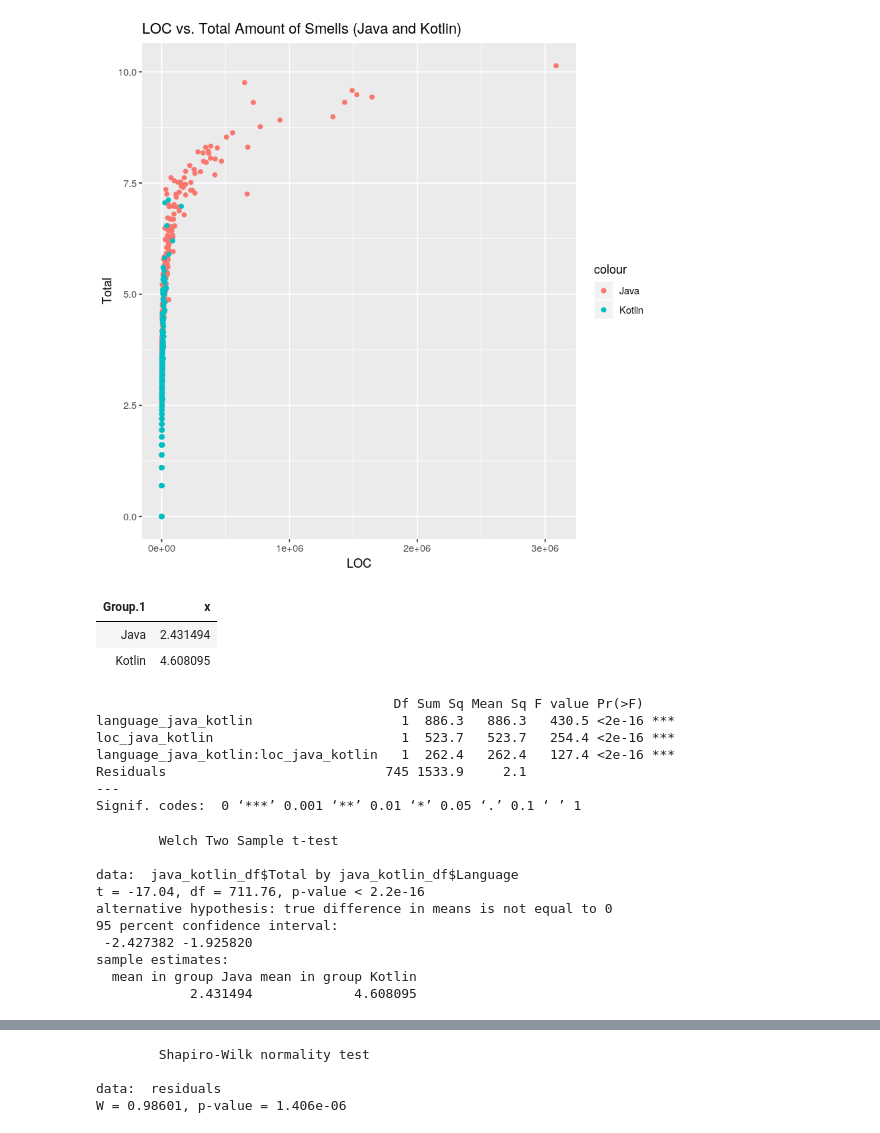
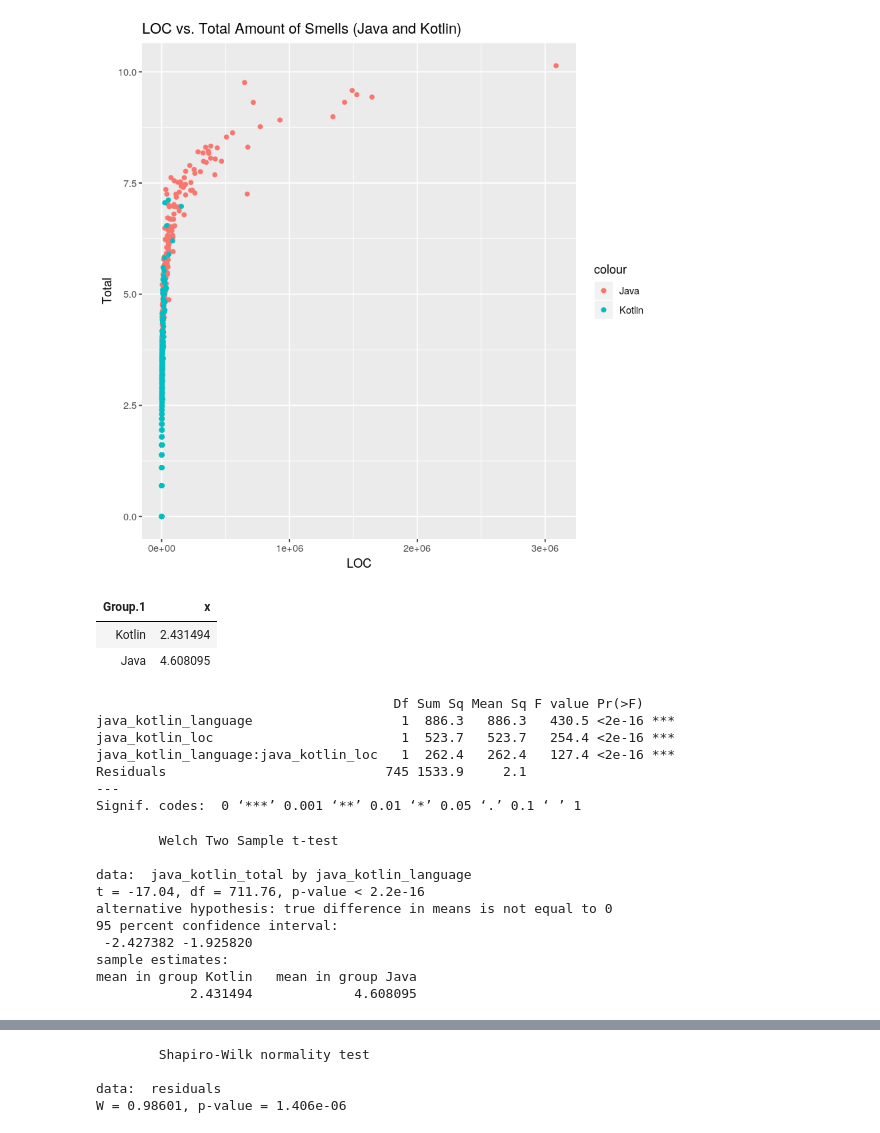
Before and after one commit to SimonHellbrueck/BT_Repository_Mining, a Jupyter notebook: regressiondiagnostics.ipynb, the cells around one changed output, grey strips where cells are left out. Cells and saved outputs as stored; diff of their text form; code cells hidden in the pictures.

```diff
--- a/regressiondiagnostics.ipynb
+++ b/regressiondiagnostics.ipynb
@@ -214,7 +214,7 @@ df_java_projects_training["Language"] <- 1
 df_kotlin_projects_training["Language"] <- 0
 java_kotlin_df = data.frame(rbind(cbind(df_java_projects_training$Language, df_java_projects_training$Total, df_java_projects_training$LOC),cbind(df_kotlin_projects_training$Language, df_kotlin_projects_training$Total, df_kotlin_projects_training$LOC)))
 java_kotlin_df <- setNames(java_kotlin_df, c("Language","Total","LOC"))
-java_kotlin_df$Language <- factor(java_kotlin_df$Language, label = c("Java", "Kotlin"))
+java_kotlin_df$Language <- factor(java_kotlin_df$Language, label = c("Kotlin", "Java"))
 # %%
 head(java_kotlin_df)
 # %% [output]
@@ -235,37 +235,37 @@ ggplot() +
 # %% [output]
 [figure]
 # %%
-total_java_kotlin <- java_kotlin_df$Total
-language_java_kotlin <- java_kotlin_df$Language
-loc_java_kotlin <- java_kotlin_df$LOC
+java_kotlin_total <- java_kotlin_df$Total
+java_kotlin_language <- java_kotlin_df$Language
+java_kotlin_loc <- java_kotlin_df$LOC
 
-aggregate(Total_java_kotlin, by=list(Language_java_kotlin), FUN=mean)
+aggregate(java_kotlin_total, by=list(java_kotlin_language), FUN=mean)
 # %% [output]
 | Group.1 | x |
-| Java | 2.431494 |
-| Kotlin | 4.608095 |
+| Kotlin | 2.431494 |
+| Java | 4.608095 |
 # %%
-res1 <- aov(total_java_kotlin ~ language_java_kotlin + loc_java_kotlin + language_java_kotlin:loc_java_kotlin,
+res1 <- aov(java_kotlin_total ~ java_kotlin_language + java_kotlin_loc + java_kotlin_language:java_kotlin_loc,
 data = java_kotlin_df)
 summary(res1)
 # %% [output]
                                       Df Sum Sq Mean Sq F value Pr(>F)
-language_java_kotlin                   1  886.3   886.3   430.5 <2e-16 ***
-loc_java_kotlin                        1  523.7   523.7   254.4 <2e-16 ***
-language_java_kotlin:loc_java_kotlin   1  262.4   262.4   127.4 <2e-16 ***
+java_kotlin_language                   1  886.3   886.3   430.5 <2e-16 ***
+java_kotlin_loc                        1  523.7   523.7   254.4 <2e-16 ***
+java_kotlin_language:java_kotlin_loc   1  262.4   262.4   127.4 <2e-16 ***
 Residuals                            745 1533.9     2.1
 ---
 Signif. codes:  0 ‘***’ 0.001 ‘**’ 0.01 ‘*’ 0.05 ‘.’ 0.1 ‘ ’ 1
 # %%
-t.test(java_kotlin_df$Total ~ java_kotlin_df$Language, data = java_kotlin_df)
+t.test(java_kotlin_total ~ java_kotlin_language, data = java_kotlin_df)
 # %% [output]
         Welch Two Sample t-test
 
-data:  java_kotlin_df$Total by java_kotlin_df$Language
+data:  java_kotlin_total by java_kotlin_language
 t = -17.04, df = 711.76, p-value < 2.2e-16
 alternative hypothesis: true difference in means is not equal to 0
 95 percent confidence interval:
  -2.427382 -1.925820
 sample estimates:
-  mean in group Java mean in group Kotlin
+mean in group Kotlin   mean in group Java
             2.431494             4.608095
```
Also changed, not shown: parts of 19 cells of this notebook.
